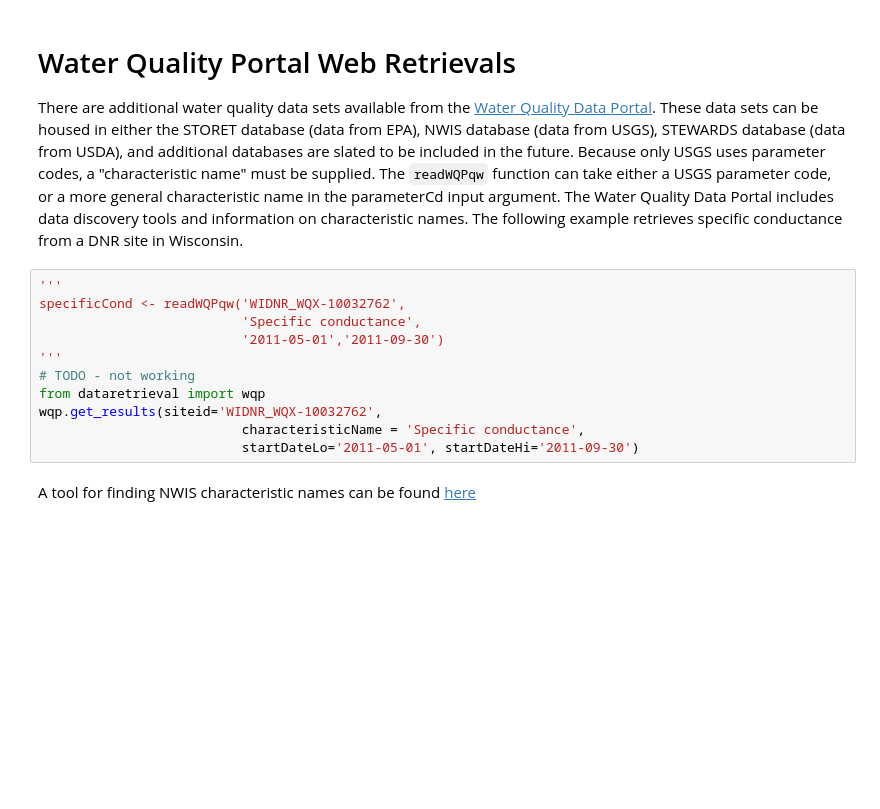
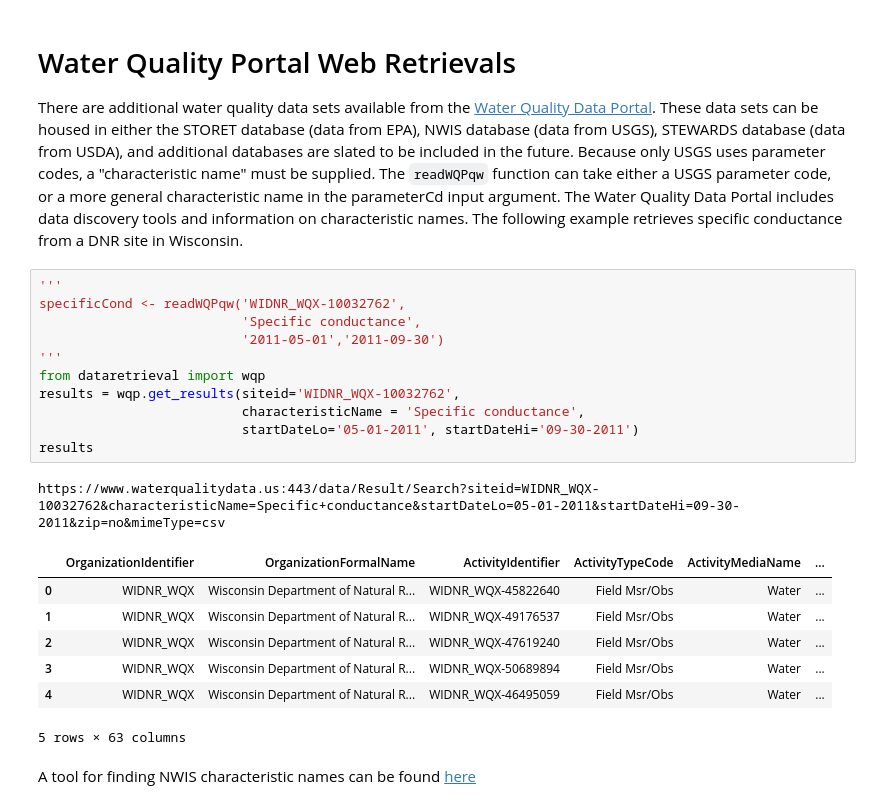
Before and after one commit to DOI-USGS/dataretrieval-python, a Jupyter notebook: demos/R Vignette for Python.ipynb, the cells around one changed output. Saved outputs shown, nothing was run; the diff lists cells and outputs as text; blank space fills up the shorter version.

Commit message:
fix results

```diff
--- a/demos/R Vignette for Python.ipynb
+++ b/demos/R Vignette for Python.ipynb
@@ -386,14 +385,23 @@ There are additional water quality data sets available from the [Water Quality D
 # %%
 '''
 specificCond <- readWQPqw('WIDNR_WQX-10032762',
                           'Specific conductance',
                           '2011-05-01','2011-09-30')
 '''
-# TODO - not working
 from dataretrieval import wqp
-wqp.get_results(siteid='WIDNR_WQX-10032762',
+results = wqp.get_results(siteid='WIDNR_WQX-10032762',
                           characteristicName = 'Specific conductance',
-                          startDateLo='2011-05-01', startDateHi='2011-09-30')
+                          startDateLo='05-01-2011', startDateHi='09-30-2011')
+results
+# %% [output]
+https://www.waterqualitydata.us:443/data/Result/Search?siteid=WIDNR_WQX-10032762&characteristicName=Specific+conductance&startDateLo=05-01-2011&startDateHi=09-30-2011&zip=no&mimeType=csv
+|  | OrganizationIdentifier | OrganizationFormalName | ActivityIdentifier | ActivityTypeCode | ActivityMediaName | ... |
+| 0 | WIDNR_WQX | Wisconsin Department of Natural R... | WIDNR_WQX-45822640 | Field Msr/Obs | Water | ... |
+| 1 | WIDNR_WQX | Wisconsin Department of Natural R... | WIDNR_WQX-49176537 | Field Msr/Obs | Water | ... |
+| 2 | WIDNR_WQX | Wisconsin Department of Natural R... | WIDNR_WQX-47619240 | Field Msr/Obs | Water | ... |
+| 3 | WIDNR_WQX | Wisconsin Department of Natural R... | WIDNR_WQX-50689894 | Field Msr/Obs | Water | ... |
+| 4 | WIDNR_WQX | Wisconsin Department of Natural R... | WIDNR_WQX-46495059 | Field Msr/Obs | Water | ... |
+5 rows × 63 columns
 # %% [markdown]
 A tool for finding NWIS characteristic names can be found [here](https://www.waterqualitydata.us/public_srsnames/)
 # %% [markdown]
```
Also changed, not shown: parts of 1 cell of this notebook, 5 other files.
